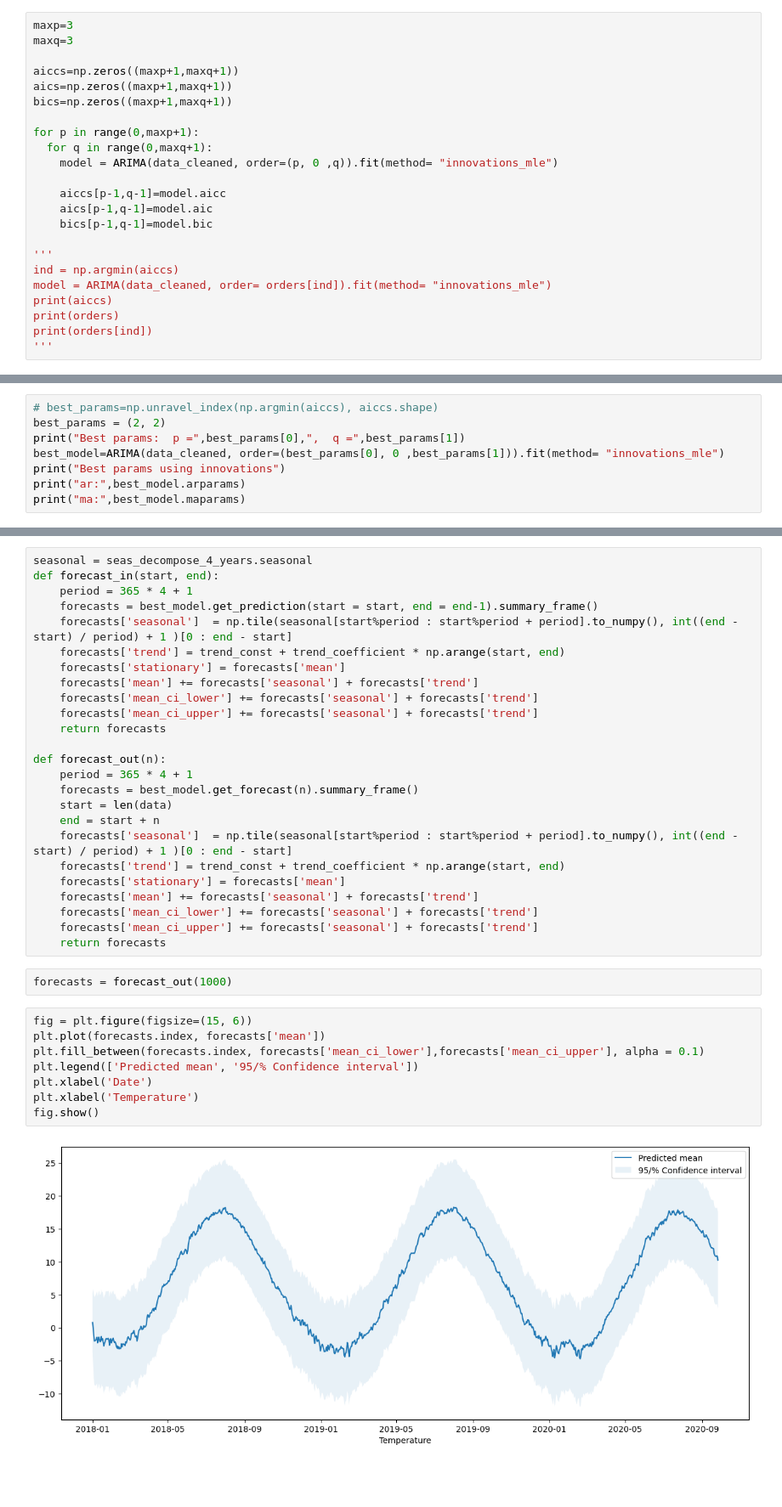
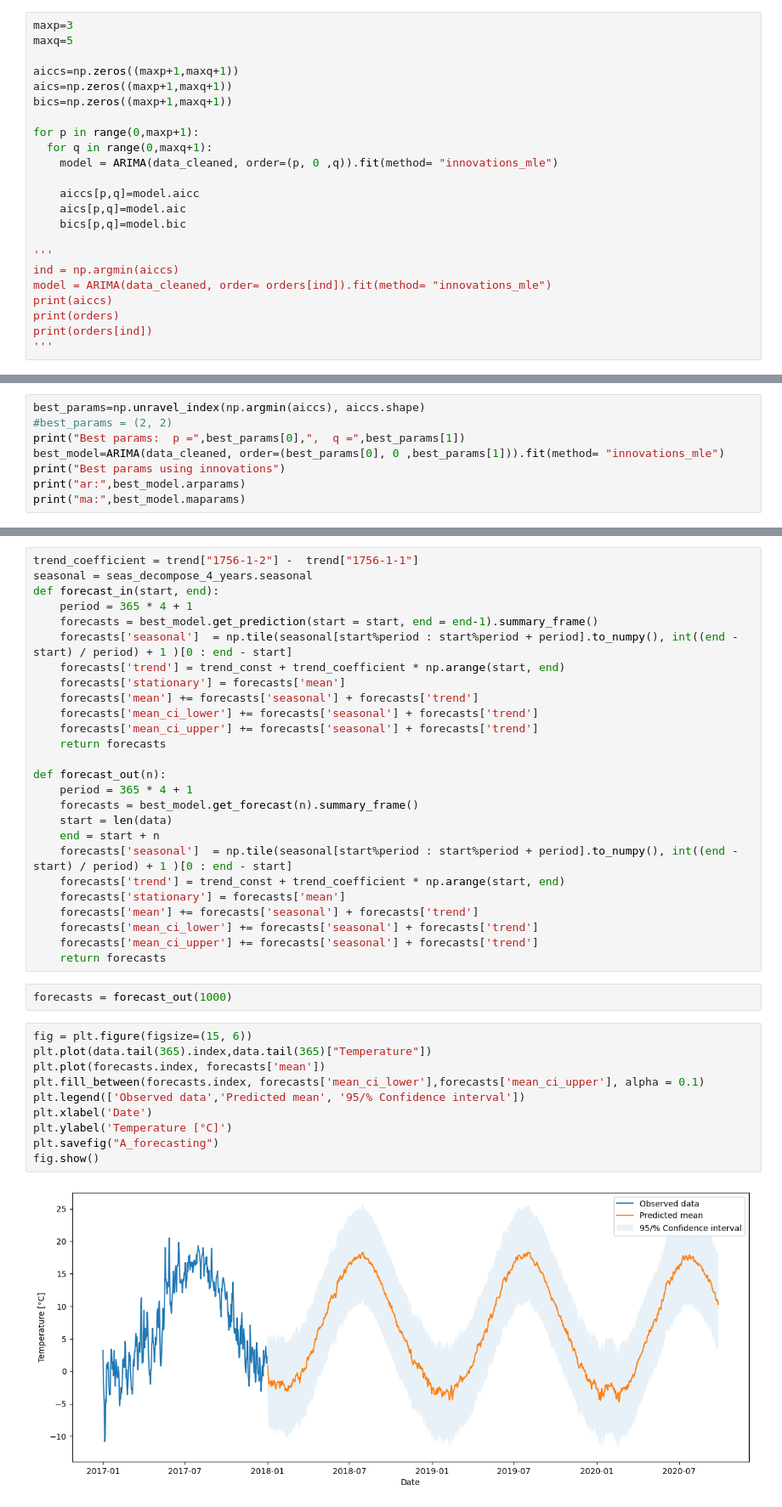
Before and after one commit to XindiLiu/TS_Project, a Jupyter notebook: partA.ipynb, the cells around one changed output, grey strips where cells are left out. Shown at 85% size. Cells and saved outputs as stored; diff of their text form; blank space fills up the shorter version.

```diff
--- a/partA.ipynb
+++ b/partA.ipynb
@@ -171,7 +171,7 @@ plot_acf(data_cleaned, alpha = 0.05, auto_ylims= True)
 [figure]
 # %%
 maxp=3
-maxq=3
+maxq=5
 
 aiccs=np.zeros((maxp+1,maxq+1))
 aics=np.zeros((maxp+1,maxq+1))
@@ -181,9 +181,9 @@ for p in range(0,maxp+1):
   for q in range(0,maxq+1):
     model = ARIMA(data_cleaned, order=(p, 0 ,q)).fit(method= "innovations_mle")
 
-    aiccs[p-1,q-1]=model.aicc
-    aics[p-1,q-1]=model.aic
-    bics[p-1,q-1]=model.bic
+    aiccs[p,q]=model.aicc
+    aics[p,q]=model.aic
+    bics[p,q]=model.bic
 
 '''
 ind = np.argmin(aiccs)
@@ -241,6 +263,6 @@ plt.show()
 # %%
-# best_params=np.unravel_index(np.argmin(aiccs), aiccs.shape)
-best_params = (2, 2)
+best_params=np.unravel_index(np.argmin(aiccs), aiccs.shape)
+#best_params = (2, 2)
 print("Best params:  p =",best_params[0],",  q =",best_params[1])
 best_model=ARIMA(data_cleaned, order=(best_params[0], 0 ,best_params[1])).fit(method= "innovations_mle")
 print("Best params using innovations")
@@ -278,6 +303,7 @@ Warnings:
 # %% [markdown]
 ## Forecasting
 # %%
+trend_coefficient = trend["1756-1-2"] -  trend["1756-1-1"]
 seasonal = seas_decompose_4_years.seasonal
 def forecast_in(start, end):
 	period = 365 * 4 + 1
@@ -306,11 +332,13 @@ def forecast_out(n):
 forecasts = forecast_out(1000)
 # %%
 fig = plt.figure(figsize=(15, 6))
+plt.plot(data.tail(365).index,data.tail(365)["Temperature"])
 plt.plot(forecasts.index, forecasts['mean'])
 plt.fill_between(forecasts.index, forecasts['mean_ci_lower'],forecasts['mean_ci_upper'], alpha = 0.1)
-plt.legend(['Predicted mean', '95/% Confidence interval'])
+plt.legend(['Observed data','Predicted mean', '95/% Confidence interval'])
 plt.xlabel('Date')
-plt.xlabel('Temperature')
+plt.ylabel('Temperature [°C]')
+plt.savefig("A_forecasting")
 fig.show()
 # %% [output]
-[figure, old version]
+[figure, new version]
```
Also changed, not shown: parts of 6 cells of this notebook, 1 other file.
